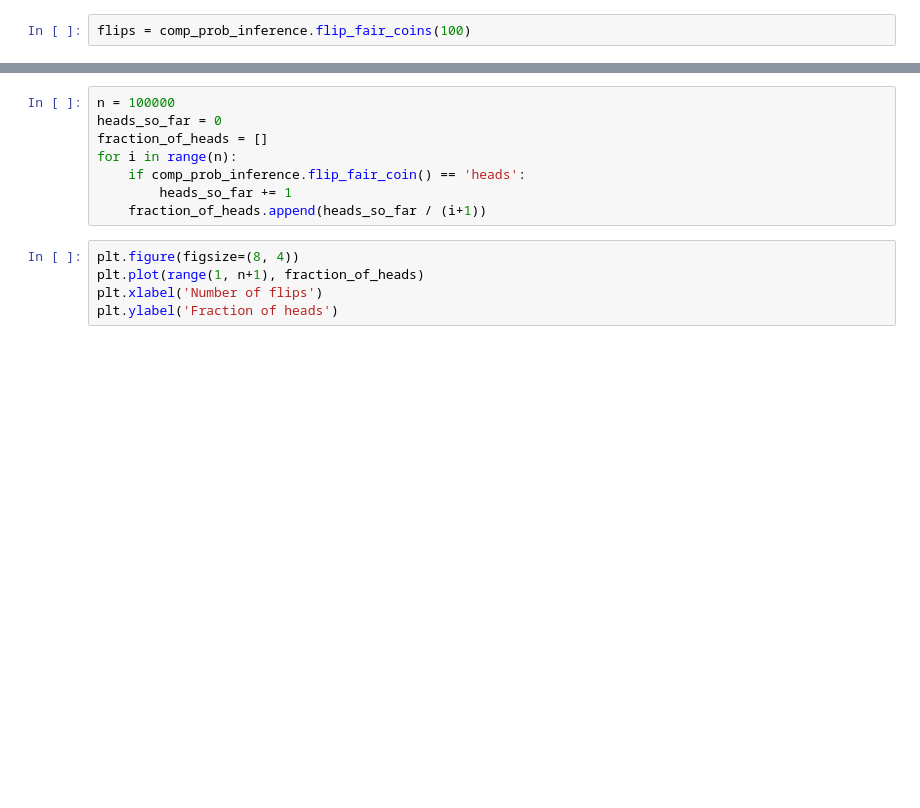
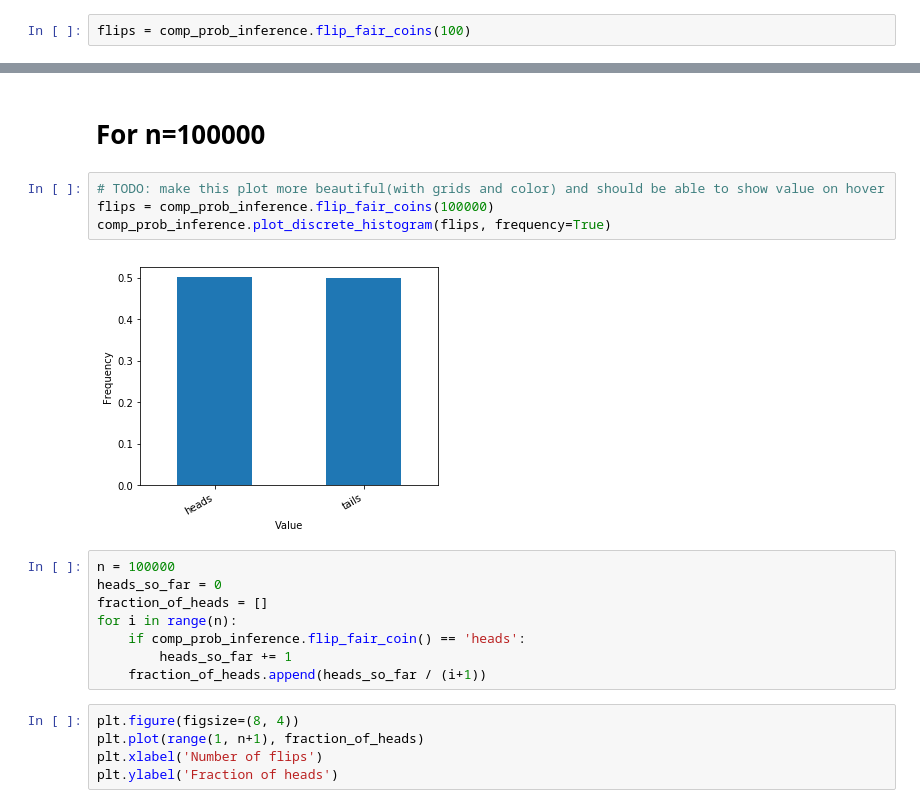
Before and after one commit to nipunsadvilkar/ProbabilityForHackers, a Jupyter notebook: Introduction to Probability.ipynb, the cells around one changed output, grey strips where cells are left out. Cells and saved outputs as stored; diff of their text form; blank space fills up the shorter version.

```diff
--- a/Introduction to Probability.ipynb
+++ b/Introduction to Probability.ipynb
@@ -41,3 +43,11 @@ comp_prob_inference.plot_discrete_histogram(flips, frequency=True)
+# %% [markdown]
+# For n=100000
+# %%
+# TODO: make this plot more beautiful(with grids and color) and should be able to show value on hover
+flips = comp_prob_inference.flip_fair_coins(100000)
+comp_prob_inference.plot_discrete_histogram(flips, frequency=True)
+# %% [output]
+[figure, added]
 # %%
 n = 100000
 heads_so_far = 0
```
Also changed, not shown: parts of 10 cells of this notebook.
